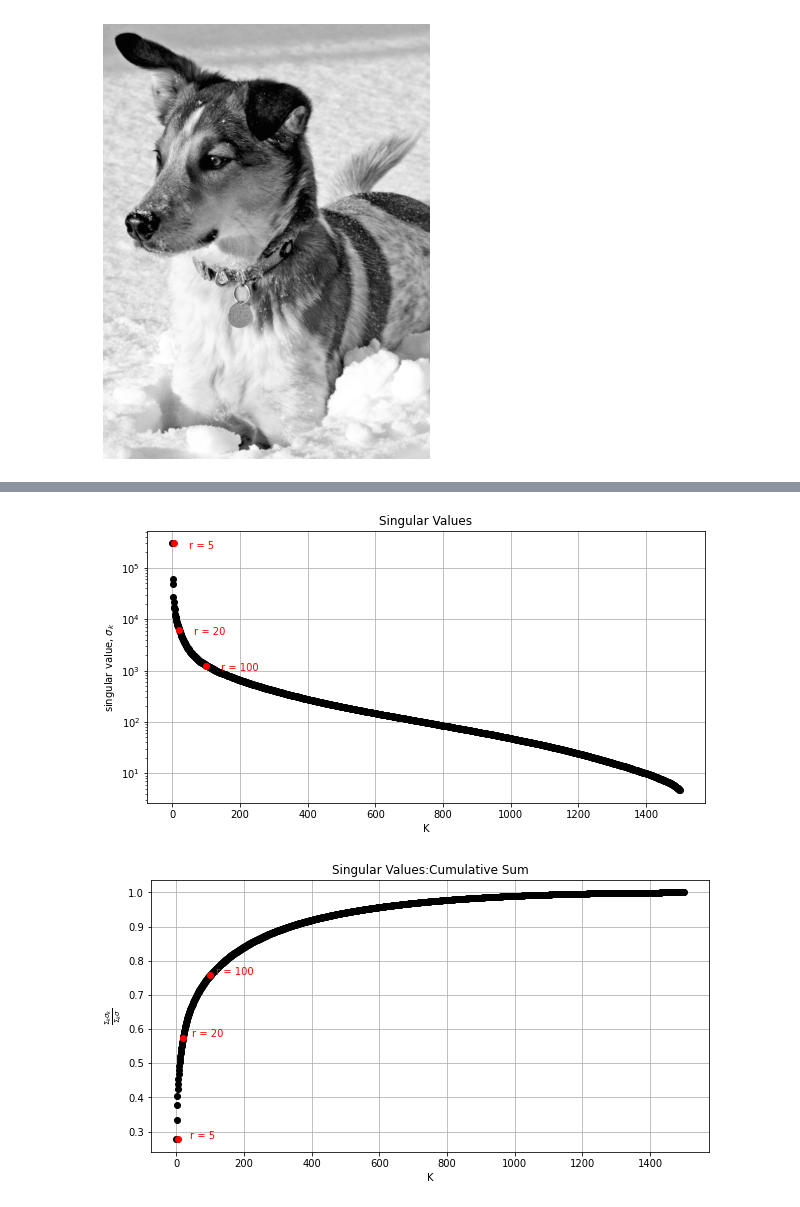
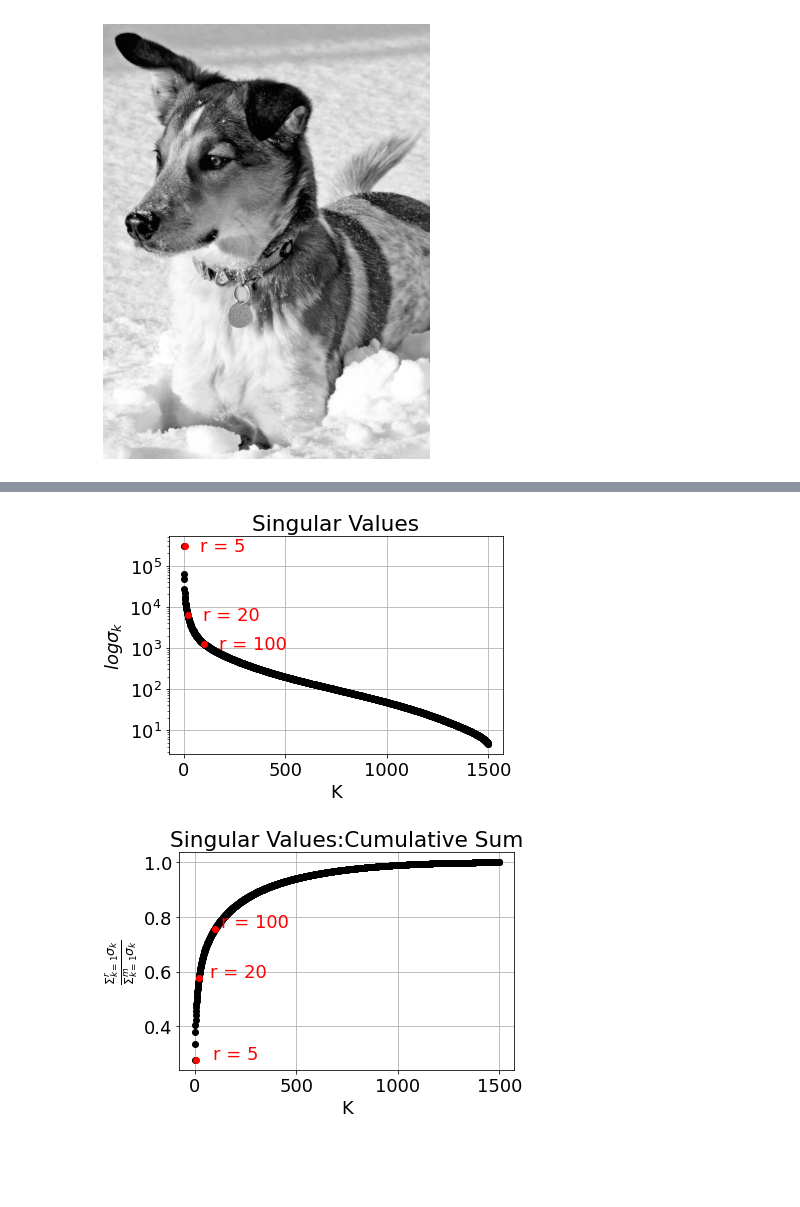
Before and after one commit to afrojaakter/Pattern-Recognition, a Jupyter notebook: ImageCompression.ipynb, the cells around one changed output, grey strips where cells are left out. Saved outputs shown, nothing was run; the diff lists cells and outputs as text; code cells hidden in the pictures; blank space fills up the shorter version.

```diff
--- a/ImageCompression.ipynb
+++ b/ImageCompression.ipynb
@@ -85,8 +65,18 @@ plt.grid()
 # %%
+plt.rcParams['figure.figsize'] = [6,4]
+plt.rcParams.update({'font.size': 18})
+plt.figure()
+plt.semilogy(np.diag(S))
+plt.title('Singular Values')
+plt.xlabel('K')
+plt.ylabel('$log(\sigma_k)$')
+plt.grid()
+
 plt.figure()
 plt.plot(np.cumsum(np.diag(S))/np.sum(np.diag(S)))
 plt.title('Singular Values:Cumulative Sum')
 plt.xlabel('K')
+plt.ylabel(r'$\frac{\Sigma_k\sigma_k}{\Sigma_k\sigma}$')
 plt.grid()
 plt.show()
 # %% [output]
@@ -97,40 +85,44 @@ sigma = [np.diag(S)[0], np.diag(S)[20], np.diag(S)[100]]
 # %%
+r = [5, 20, 100] # rank
+# singular values at rank r
+sigma = [np.diag(S)[0], np.diag(S)[20], np.diag(S)[100]]
+
 plt.figure()
 plt.semilogy(np.diag(S), 'ko')
 plt.semilogy(r, sigma,'ro', label = 'r = 100')
 for x,y in zip(r,sigma):
     label = "r = {:.0f}".format(x)
     plt.annotate(label, # this is the text
                  (x,y), # this is the point to label
                  color = 'r',
                  textcoords="offset points", # how to position the text
                  xytext=(15,-5), # distance from text to points (x,y)
                  ha='left') # horizontal alignment can be left, right or center
 plt.title('Singular Values')
 plt.xlabel('K')
-plt.ylabel('singular value, $\sigma_k$')
+plt.ylabel('$log\sigma_k$')
 plt.grid()
+
+# cumulative singular values at rank r
+cum_sigma = [(np.cumsum(np.diag(S))/np.sum(np.diag(S)))[0],
+             (np.cumsum(np.diag(S))/np.sum(np.diag(S)))[20],
+             (np.cumsum(np.diag(S))/np.sum(np.diag(S)))[100]]
+
+plt.figure()
+plt.plot(np.cumsum(np.diag(S))/np.sum(np.diag(S)), 'ko')
+plt.plot(r, cum_sigma,'ro', label = 'r = 100')
+for x,y in zip(r,cum_sigma):
+    label = "r = {:.0f}".format(x)
+    plt.annotate(label, # this is the text
+                 (x,y), # this is the point to label
+                 color = 'r',
+                 textcoords="offset points", # how to position the text
+                 xytext=(40,1), # distance from text to points (x,y)
+                 ha='center') # horizontal alignment can be left, right or center
+plt.title('Singular Values:Cumulative Sum')
+plt.xlabel('K')
+plt.ylabel(r'$\frac{\Sigma_{k=1}^{r}\sigma_k}{\Sigma_{k=1}^{m}\sigma_k}$')
+plt.grid()
 # %% [output]
-[figure, old version]
+[figure, new version]
+[figure, added]
-# %%
-cum_sigma = [(np.cumsum(np.diag(S))/np.sum(np.diag(S)))[0],
-             (np.cumsum(np.diag(S))/np.sum(np.diag(S)))[20],
-             (np.cumsum(np.diag(S))/np.sum(np.diag(S)))[100]]
-
-plt.figure()
-plt.plot(np.cumsum(np.diag(S))/np.sum(np.diag(S)), 'ko')
-plt.plot(r, cum_sigma,'ro', label = 'r = 100')
-for x,y in zip(r,cum_sigma):
-    label = "r = {:.0f}".format(x)
-    plt.annotate(label, # this is the text
-                 (x,y), # this is the point to label
-                 color = 'r',
-                 textcoords="offset points", # how to position the text
-                 xytext=(25,1), # distance from text to points (x,y)
-                 ha='center') # horizontal alignment can be left, right or center
-plt.title('Singular Values:Cumulative Sum')
-plt.xlabel('K')
-plt.ylabel(r'$\frac{\Sigma_k\sigma_k}{\Sigma_k\sigma}$')
-plt.grid()
-# %% [output]
-[figure, removed]
```
Also changed, not shown: parts of 9 cells of this notebook.
